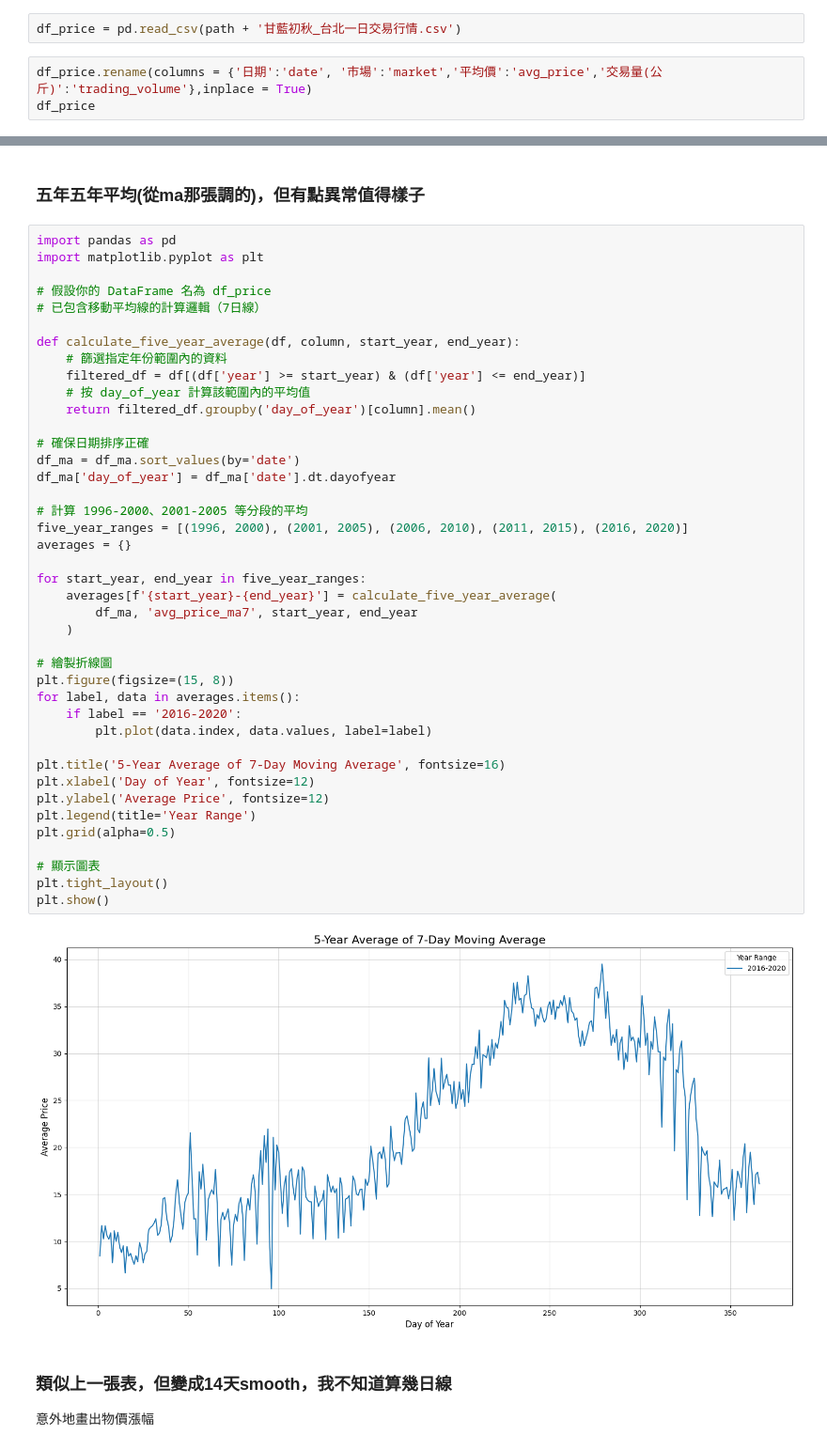
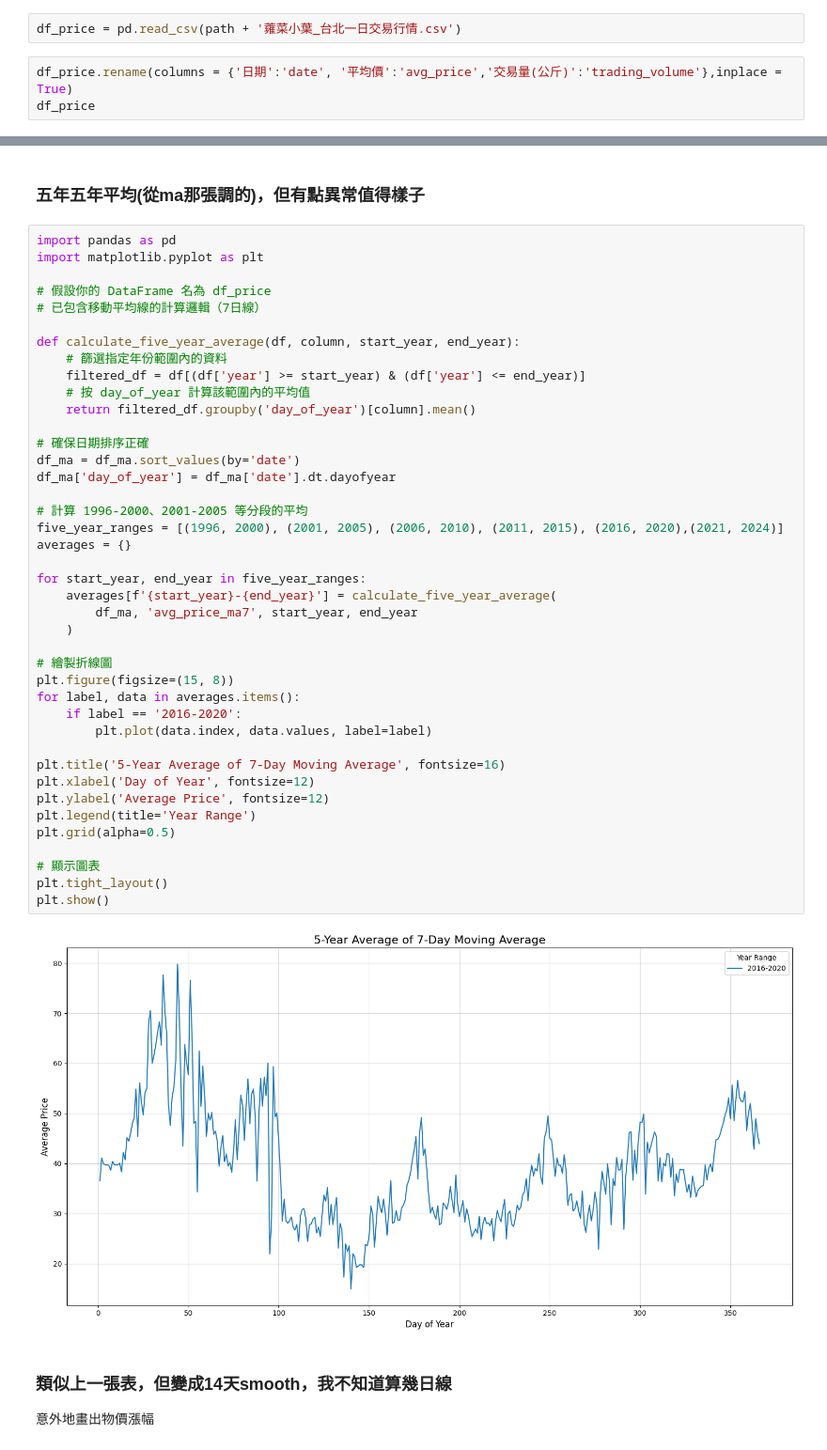
Before and after one commit to kuanyi0226/2024_fall_DS-Final-Project, a Jupyter notebook: visualization_蕹菜.ipynb, the cells around one changed output, grey strips where cells are left out. Shown at 94% size. Drawn from its saved outputs; the diff is of its cells as text.

```diff
--- a/visualization_蕹菜.ipynb
+++ b/visualization_蕹菜.ipynb
@@ -22,8 +22,8 @@ df_rain
 | 6344 | 200104 | 2001UTOR | 尤特 | 467411 | CWA | 2001-07-05 23:00:00 | 0.2 | 58 |
 6345 rows × 8 columns
 # %%
-df_price = pd.read_csv(path + '甘藍初秋_台北一日交易行情.csv')
+df_price = pd.read_csv(path + '蕹菜小葉_台北一日交易行情.csv')
 # %%
-df_price.rename(columns = {'日期':'date', '市場':'market','平均價':'avg_price','交易量(公斤)':'trading_volume'},inplace = True)
+df_price.rename(columns = {'日期':'date', '平均價':'avg_price','交易量(公斤)':'trading_volume'},inplace = True)
 df_price
 # %% [output]
@@ -256,35 +325,35 @@ def calculate_five_year_average(df, column, start_year, end_year):
     return filtered_df.groupby('day_of_year')[column].mean()
 
 # 確保日期排序正確
 df_ma = df_ma.sort_values(by='date')
 df_ma['day_of_year'] = df_ma['date'].dt.dayofyear
 
 # 計算 1996-2000、2001-2005 等分段的平均
-five_year_ranges = [(1996, 2000), (2001, 2005), (2006, 2010), (2011, 2015), (2016, 2020)]
+five_year_ranges = [(1996, 2000), (2001, 2005), (2006, 2010), (2011, 2015), (2016, 2020),(2021, 2024)]
 averages = {}
 
 for start_year, end_year in five_year_ranges:
     averages[f'{start_year}-{end_year}'] = calculate_five_year_average(
         df_ma, 'avg_price_ma7', start_year, end_year
     )
 
 # 繪製折線圖
 plt.figure(figsize=(15, 8))
 for label, data in averages.items():
     if label == '2016-2020':
         plt.plot(data.index, data.values, label=label)
 
 plt.title('5-Year Average of 7-Day Moving Average', fontsize=16)
 plt.xlabel('Day of Year', fontsize=12)
 plt.ylabel('Average Price', fontsize=12)
 plt.legend(title='Year Range')
 plt.grid(alpha=0.5)
 
 # 顯示圖表
 plt.tight_layout()
 plt.show()
 # %% [output]
-[figure, old version]
+[figure, new version]
 # %% [markdown]
 ### 類似上一張表，但變成14天smooth，我不知道算幾日線
 意外地畫出物價漲幅
```
Also changed, not shown: parts of 8 cells of this notebook.
